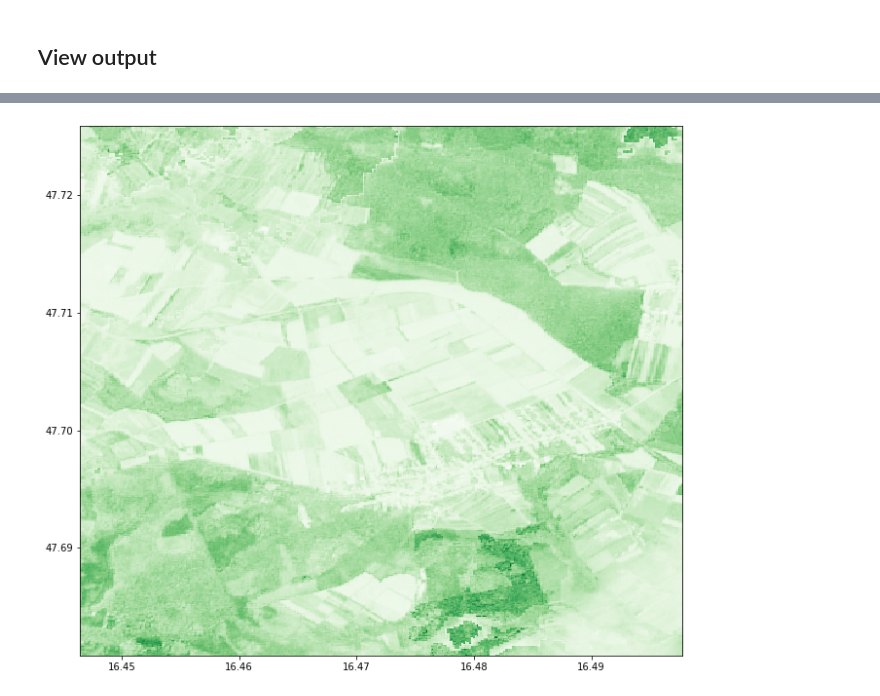
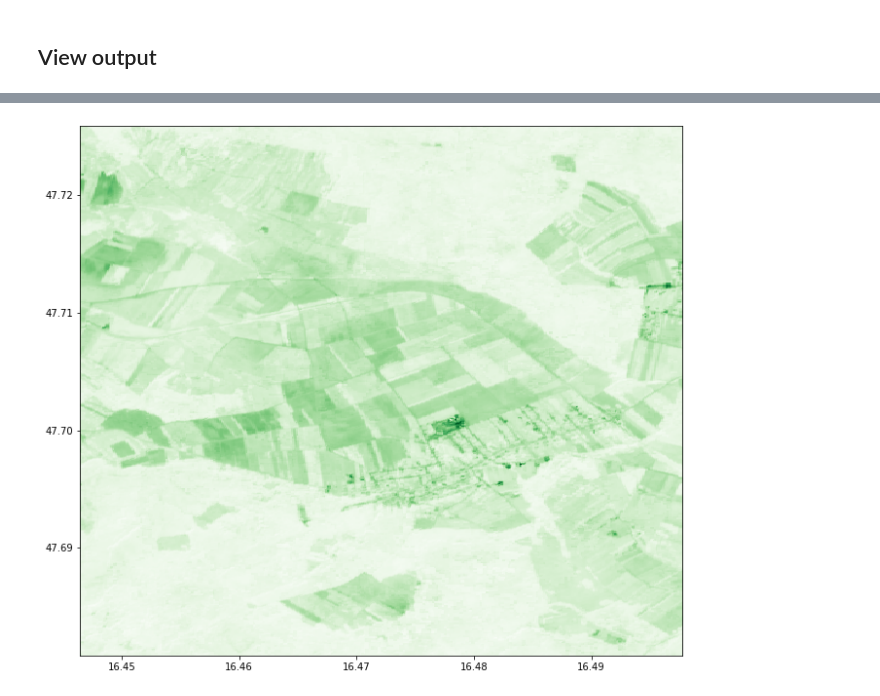
Before and after one commit to StefanBrand/masterdatacube, a Jupyter notebook: SH_Process_API.ipynb, the cells around one changed output, grey strips where cells are left out. Saved outputs shown, nothing was run; the diff lists cells and outputs as text; code cells hidden in the pictures.

```diff
--- a/SH_Process_API.ipynb
+++ b/SH_Process_API.ipynb
@@ -78,15 +78,15 @@ endtime = endtime + rdelta(hour=23, minute=59, second=59)
 # %%
 masks = ["SCL", "dataMask"] # SCL ... Scene Classification Layer
 
-output_bands = input_bands + indices
-output_array =  [ { 'id': "\"" + ob + "\"", 'bands': len(avg_times), "sampleType": "SampleType.UINT16"} for ob in output_bands ]
-for oa in output_array:
-    if oa["id"] == '"CVI"':
-        oa["sampleType"] = "SampleType.FLOAT32"
-output_array = str(output_array).replace("'", '')
+output_bands = [f'{ib}_{i}' for ib in input_bands+indices for i in range(len(avg_times))]
+output_array =  [(
+    f'{{id: "{ob}", bands: {1}, '
+    f'sampleType: {"SampleType.FLOAT32" if ob.startswith("CVI") else "SampleType.UINT16"}}}'
+) for ob in output_bands ]
+
+output_array = '[' + ','.join(output_array) + ']'
 
 int_bands = '{' + ','.join([f'{ib}: []' for ib in input_bands]) + '}'
 results_object = '{' + ','.join([f'{ob}: []' for ob in output_bands]) + '}'
 debug_results = '{' + ','.join([f"{output_bands[i]}: [{i+1}]" for i in range(len(output_bands))]) + '}'
 responses = [{"identifier": ob,"format": {"type": "image/tiff"}} for ob in output_bands]
-output_array
@@ -95,7 +93,7 @@ output_array
 # %% [markdown]
 ### Evalscript & Payload
 # %%
-with open('evalscript.js', 'r') as file:
+with open('evalscript2.js', 'r') as file:
     evalscript = file.read()
 
 evalscript = evalscript.format(
@@ -182,7 +180,7 @@ tar = tarfile.open(fileobj=file, mode="r")
 tar.list()
 tar.extractall('../testing/')#('B04.tif', '../testing/')
 
-with rasterio.open(tar.extractfile('CVI.tif')) as tif:
+with rasterio.open(tar.extractfile('B03_4.tif')) as tif:
     pyplot.figure(figsize=(16,10))
     show((tif,1), transform=tif.transform, cmap='Greens')
 
@@ -202,4 +209,4 @@ with open('../testing/userdata.json') as userdata:
-[figure, old version]
+[figure, new version]
 {
   "metadata": [
     {
```
Also changed, not shown: parts of 3 cells of this notebook, 1 other file.
